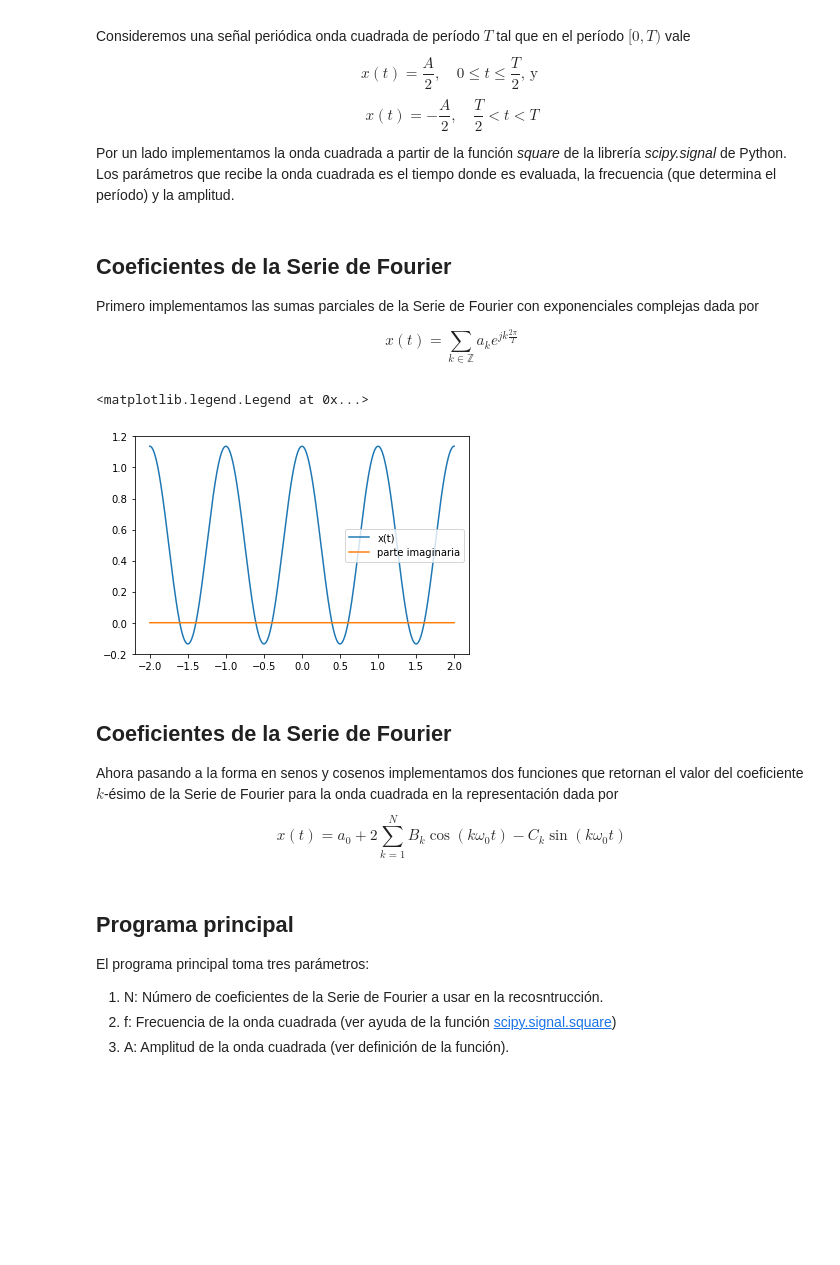
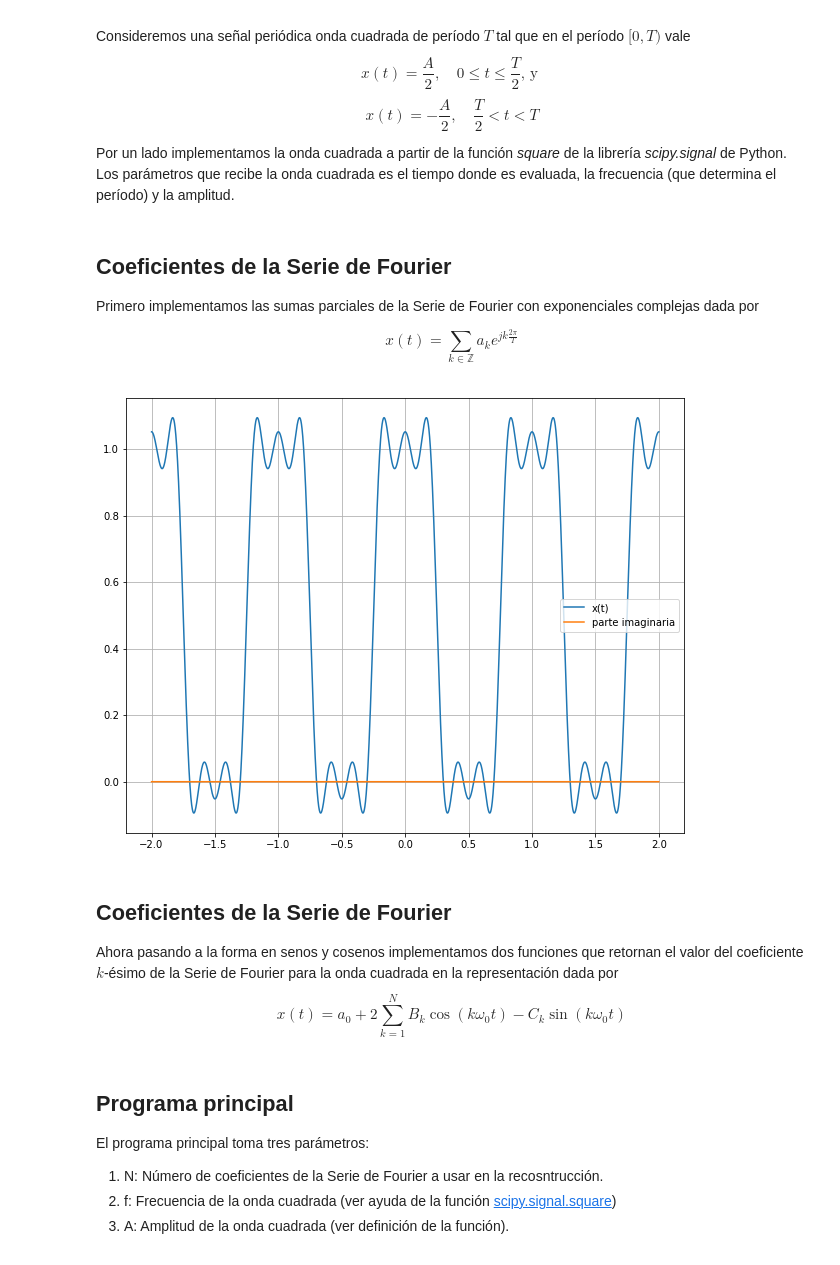
Before and after one commit to seys-fing/scripts, a Jupyter notebook: seys_03_SdeF_onda_cuadrada_exponenciales.ipynb, the cells around one changed output. Cells and saved outputs as stored; diff of their text form; code cells hidden in the pictures; blank space fills up the shorter version.

```diff
--- a/seys_03_SdeF_onda_cuadrada_exponenciales.ipynb
+++ b/seys_03_SdeF_onda_cuadrada_exponenciales.ipynb
@@ -31,31 +29,31 @@ def funcion(t, f, A=1, duty=0.5):
 
 Primero implementamos las sumas parciales de la Serie de Fourier con exponenciales complejas dada por
 
-$$x(t)=\sum_{k\in \mathbb Z} a_ke^{jk\frac{2\pi}{T}} $$
+$$x(t)=\sum_{k\in \mathbb Z} a_ke^{jk\frac{2\pi}{T}}\tag{1}$$
 # %%
 T = 1
 t = np.linspace(-2, 2, 5000)
-K = 2
-# Suma de exponenciales.
+K = 5
 
 a0 = 0.5
 z = a0
 
 for k in range(1, K + 1):
     a_k = np.sin(np.pi * k / 2) / (k * np.pi)
     z = z + a_k * np.exp(1j * 2 * np.pi * k * t / T)
     z = z + a_k * np.exp(-1j * 2 * np.pi * k * t / T)
+
+plt.figure(figsize=(10,8))
 plt.plot(t, np.real(z), label='x(t)')
 plt.plot(t, np.imag(z), label='parte imaginaria')
-
 plt.legend()
+plt.grid()
 # %% [output]
-<matplotlib.legend.Legend at 0x...>
-[figure, old version]
+[figure, new version]
 # %% [markdown]
 ## Coeficientes de la Serie de Fourier
 
-Ahora pasando a la forma en senos y cosenos implementamos dos funciones que retornan el valor del coeficiente $k$-ésimo de la Serie de Fourier para la onda cuadrada en la representación dada por  $$x(t) = a_0 + 2\sum_{k=1}^N B_k\cos(k\omega_0t) - C_k\sin(k\omega_0t)$$
+Ahora pasando a la forma en senos y cosenos implementamos dos funciones que retornan el valor del coeficiente $k$-ésimo de la Serie de Fourier para la onda cuadrada en la representación dada por  $$x(t) = a_0 + 2\sum_{k=1}^N B_k\cos(k\omega_0t) - C_k\sin(k\omega_0t)\tag{2}$$
 # %%
 # =============================================================================
 # Coeficientes de la función a analizar/sintetizar.
```
Also changed, not shown: parts of 2 cells of this notebook.
